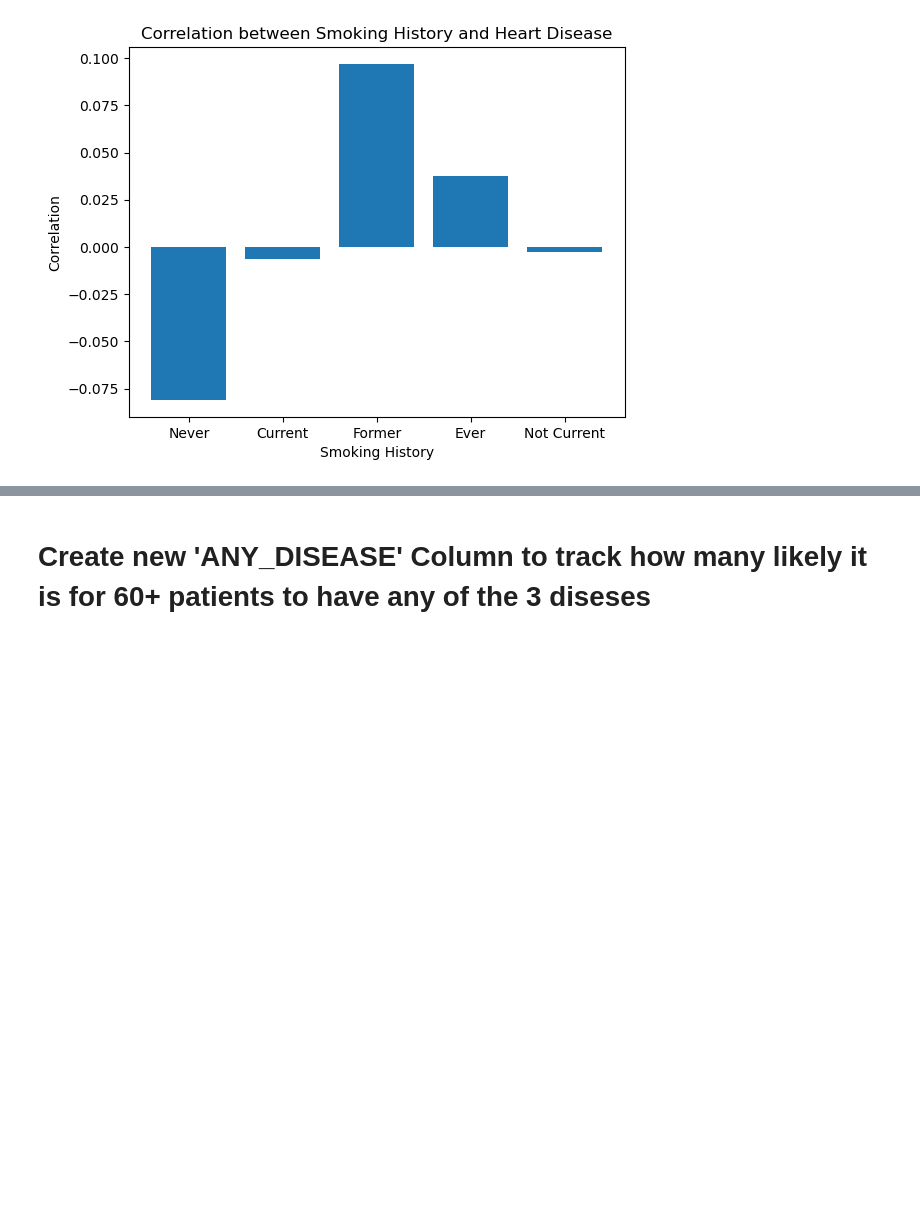
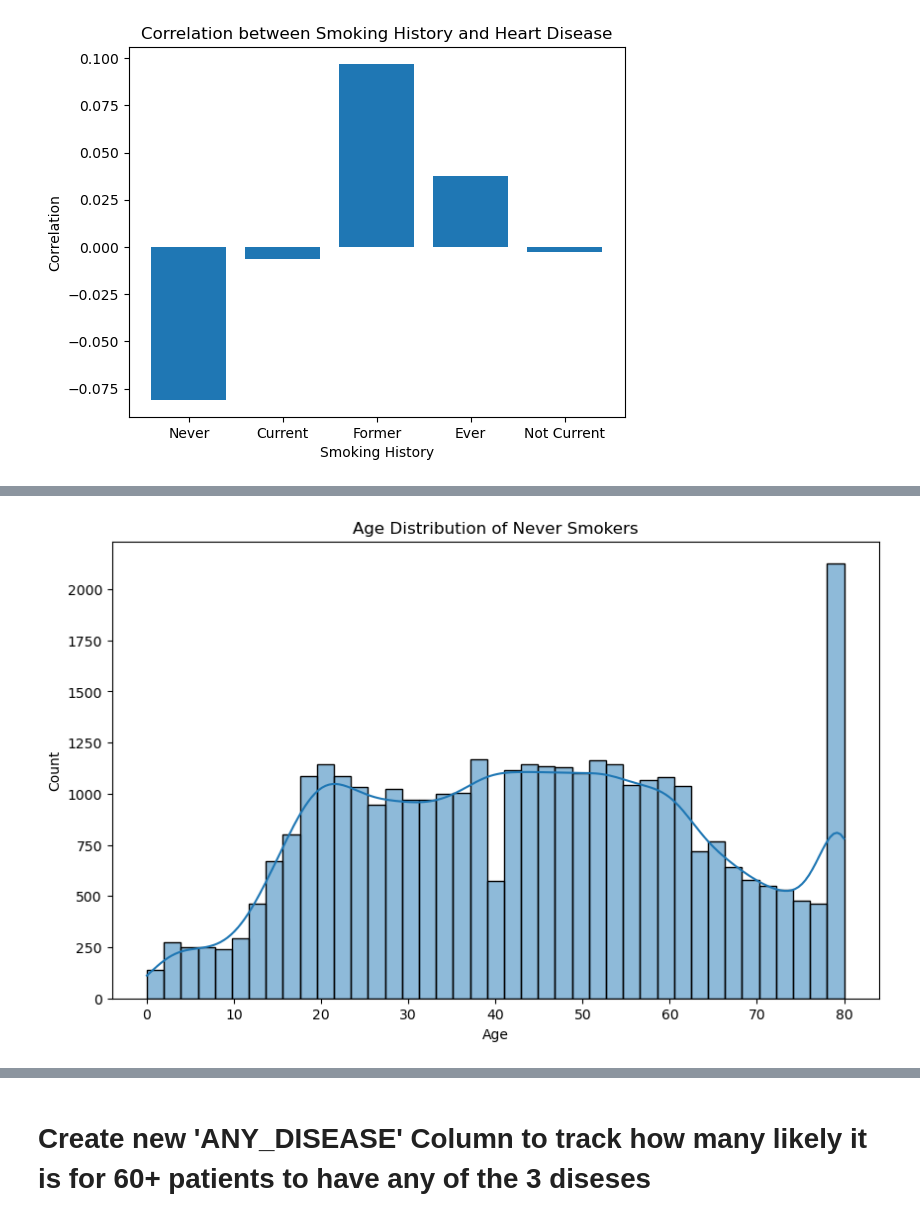
Before and after one commit to ktennant5378/Group-Project-1, a Jupyter notebook: PPP.ipynb, the cells around one changed output, grey strips where cells are left out. Cells and saved outputs as stored; diff of their text form; code cells hidden in the pictures; blank space fills up the shorter version.

```diff
--- a/PPP.ipynb
+++ b/PPP.ipynb
@@ -308,0 +337,14 @@ plt.show()
+# %%
+# Create a dataframe with only Never smokers
+never_smokers_df = healthcare_dataset_smoke_df[healthcare_dataset_smoke_df['SMOKING_HISTORY'] == 'never']
+never_smokers_df.head(9197)
+
+# Age distribution of never smokers
+plt.figure(figsize=(10, 6))
+sns.histplot(never_smokers_df['AGE'], kde=True)
+plt.title('Age Distribution of Never Smokers')
+plt.xlabel('Age')
+plt.ylabel('Count')
+plt.show()
+# %% [output]
+[figure, added]
```
Also changed, not shown: parts of 7 cells of this notebook.
